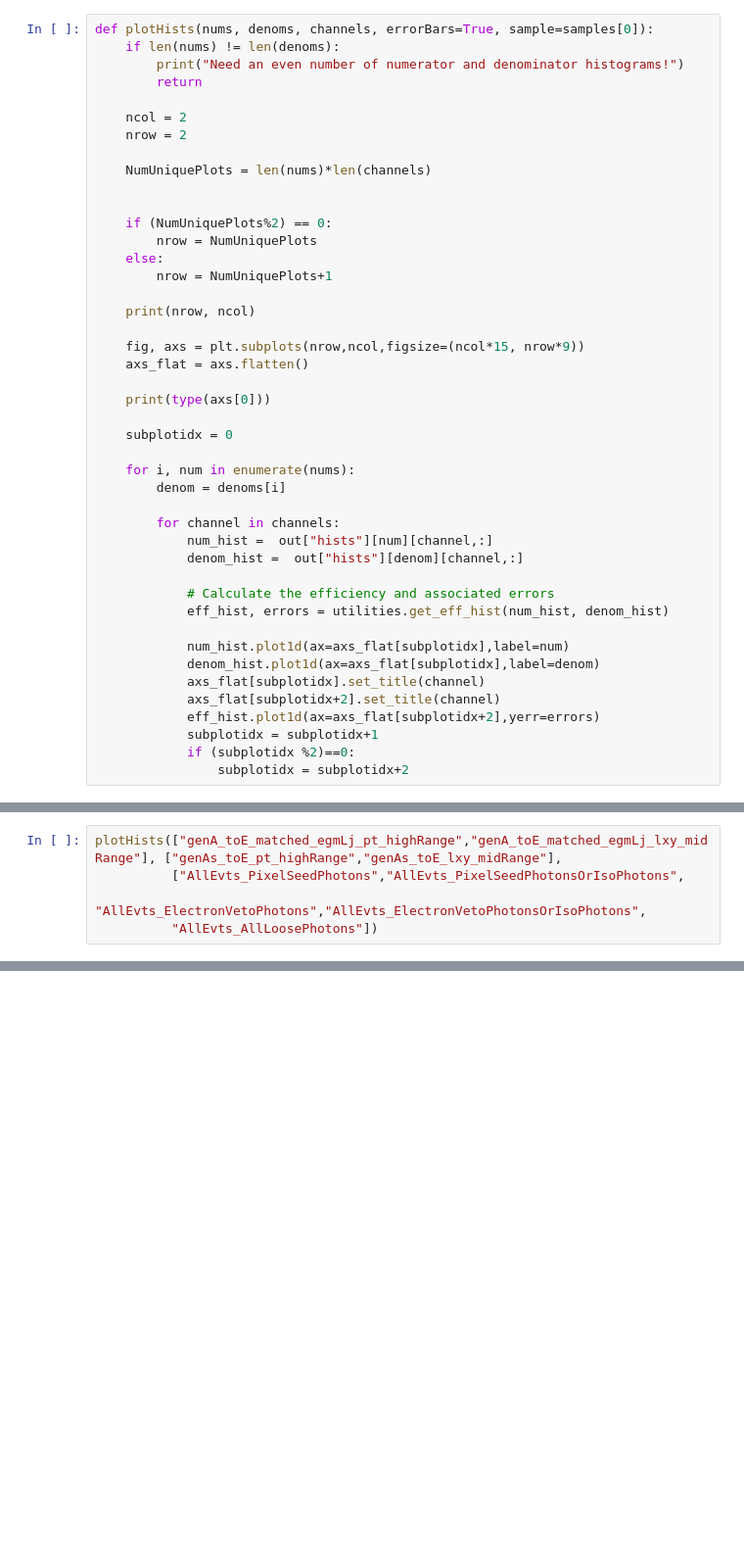
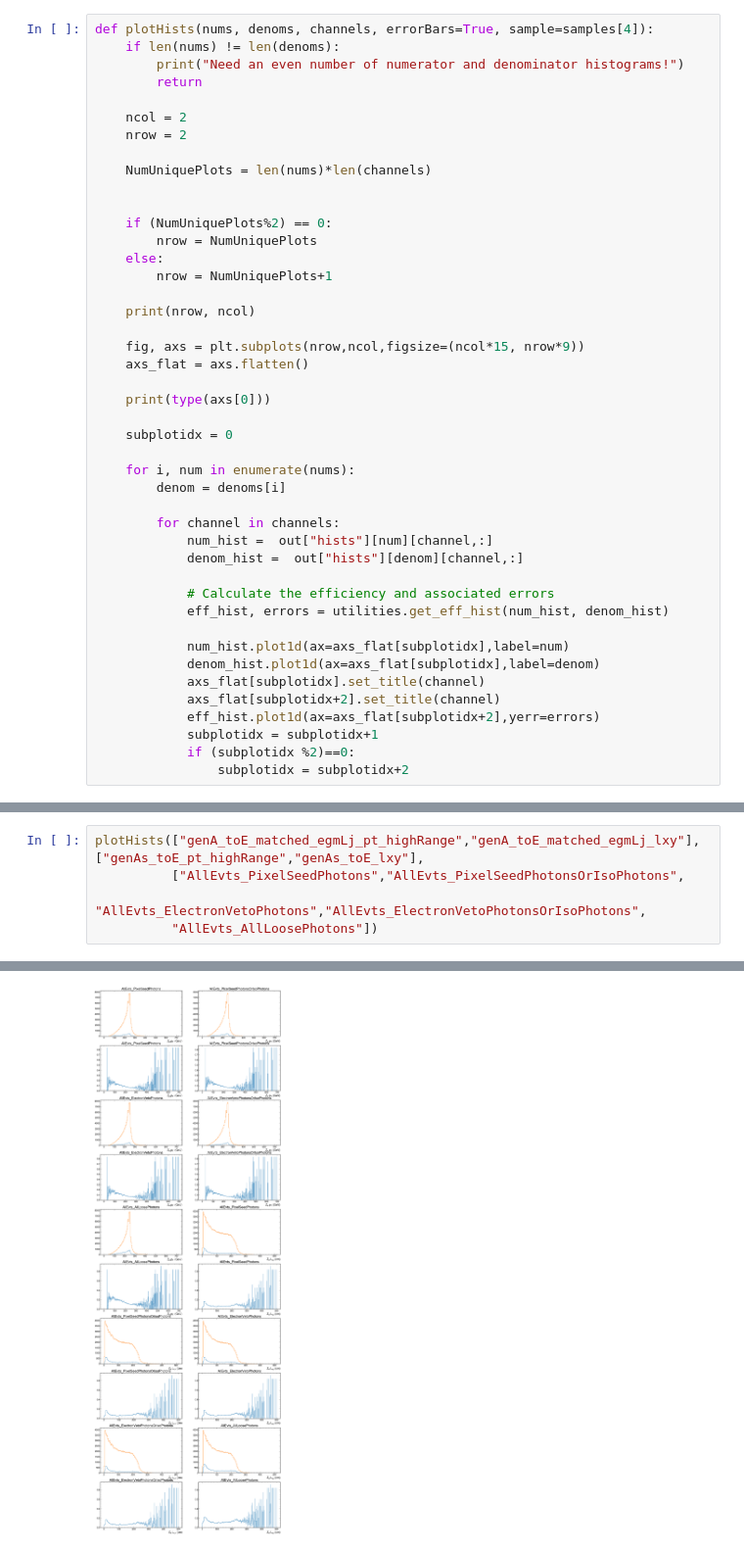
Before and after one commit to m265940/SIDM, a Jupyter notebook: sidm/studies/egamma_studies/Electron_Photon_Overlaps.ipynb, the cells around one changed output, grey strips where cells are left out. Shown: that part at 98% size. Cells and saved outputs as stored; diff of their text form; blank space fills up the shorter version.

Commit message:
Include fixed plots of efficiency vs lxy

```diff
--- a/sidm/studies/egamma_studies/Electron_Photon_Overlaps.ipynb
+++ b/sidm/studies/egamma_studies/Electron_Photon_Overlaps.ipynb
@@ -96,5 +96,5 @@ divide
 # %%
-def plotHists(nums, denoms, channels, errorBars=True, sample=samples[0]):
+def plotHists(nums, denoms, channels, errorBars=True, sample=samples[4]):
     if len(nums) != len(denoms):
         print("Need an even number of numerator and denominator histograms!")
         return
@@ -165,5 +168,6 @@ out["hists"]["genAs_toE_lxy"]["AllEvts_AllLoosePhotons",:].plot()
 # %%
-plotHists(["genA_toE_matched_egmLj_pt_highRange","genA_toE_matched_egmLj_lxy_midRange"], ["genAs_toE_pt_highRange","genAs_toE_lxy_midRange"],
+plotHists(["genA_toE_matched_egmLj_pt_highRange","genA_toE_matched_egmLj_lxy"], ["genAs_toE_pt_highRange","genAs_toE_lxy"],
           ["AllEvts_PixelSeedPhotons","AllEvts_PixelSeedPhotonsOrIsoPhotons",
            "AllEvts_ElectronVetoPhotons","AllEvts_ElectronVetoPhotonsOrIsoPhotons",
           "AllEvts_AllLoosePhotons"])
+# %% [output]
@@ -170 +176,2 @@ plotHists(["genA_toE_matched_egmLj_pt_highRange","genA_toE_matched_egmLj_lxy_mid
+[figure, added]
 # %%
```
Also changed, not shown: parts of 7 cells of this notebook.
